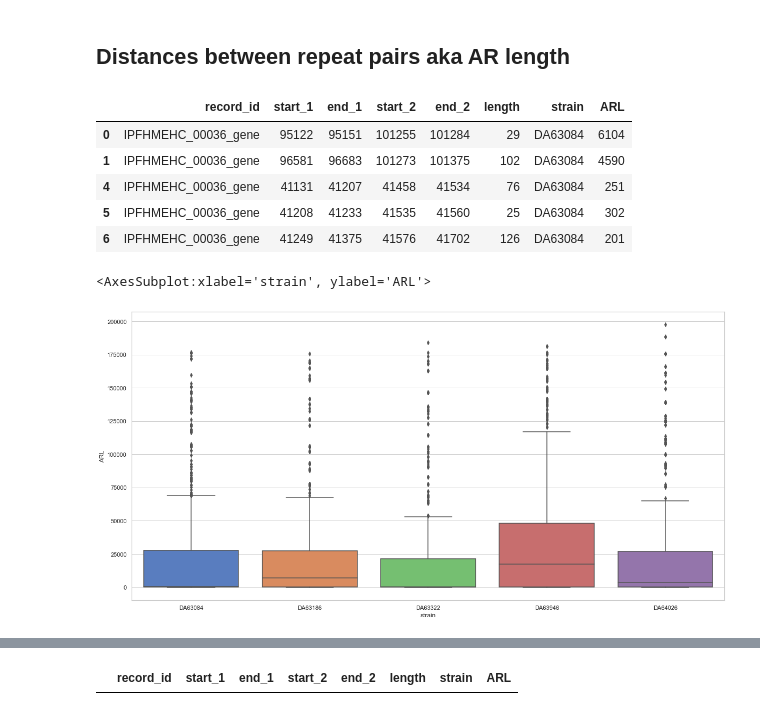
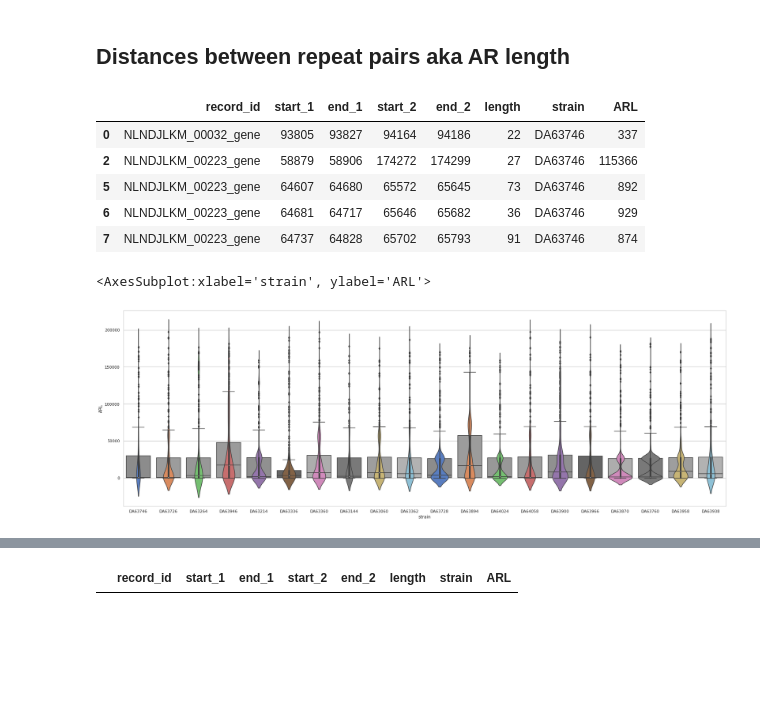
Before and after one commit to andrewgull/HeteroR, a Jupyter notebook: notebooks/repeats_summary.ipynb, the cells around one changed output, grey strips where cells are left out. Cells and saved outputs as stored; diff of their text form; code cells hidden in the pictures; blank space fills up the shorter version.

```diff
--- a/notebooks/repeats_summary.ipynb
+++ b/notebooks/repeats_summary.ipynb
@@ -288,8 +280,9 @@ Inputs on Mac
 # %%
 # strains = ["DA63084", "DA63186", "DA63322", "DA63946", "DA64026"]
-with open("/Users/andgu885/GoogleDrive/HeteroR/tests/repeat_quantification/strains_w_direct_repeats.txt") as f:
+with open("/home/andrei/Data/HeteroR/resources/strain_lists/strains_w_direct_repeats.txt") as f:
     strains = [line.rstrip() for line in f.readlines()]
 
-main_path = "/Users/andgu885/GoogleDrive/HeteroR/tests/repeat_quantification/%s/perfect.spacer.id"
+# main_path = "/Users/andgu885/GoogleDrive/HeteroR/tests/repeat_quantification/%s/perfect.spacer.id"
+main_path = "/home/andrei/Data/HeteroR/results/direct_repeats/%s/repeats_no_mismatch/perfect.spacer.id"
 len(strains)
 # %% [output]
@@ -337,7 +321,7 @@ There is no repeated rows (i.e. pair of coordinates) and nothing shorter than `m
 # %%
 # cd "/home/andrei/Data/HeteroR"
 df_lst = list()
-for strain in strains:
+for strain in sample_strains:
     file_path = main_path %strain
     df = make_repeat_df(input_grf=file_path, min_len=20)
     df["strain"] = strain
@@ -465,17 +489,19 @@ repeat_df["ARL"] = repeat_df.start_2 - repeat_df.end_1
 repeat_df.head()
 # %% [output]
 |  | record_id | start_1 | end_1 | start_2 | end_2 | length | strain | ARL |
-| 0 | IPFHMEHC_00036_gene | 95122 | 95151 | 101255 | 101284 | 29 | DA63084 | 6104 |
-| 1 | IPFHMEHC_00036_gene | 96581 | 96683 | 101273 | 101375 | 102 | DA63084 | 4590 |
-| 4 | IPFHMEHC_00036_gene | 41131 | 41207 | 41458 | 41534 | 76 | DA63084 | 251 |
-| 5 | IPFHMEHC_00036_gene | 41208 | 41233 | 41535 | 41560 | 25 | DA63084 | 302 |
-| 6 | IPFHMEHC_00036_gene | 41249 | 41375 | 41576 | 41702 | 126 | DA63084 | 201 |
+| 0 | NLNDJLKM_00032_gene | 93805 | 93827 | 94164 | 94186 | 22 | DA63746 | 337 |
+| 2 | NLNDJLKM_00223_gene | 58879 | 58906 | 174272 | 174299 | 27 | DA63746 | 115366 |
+| 5 | NLNDJLKM_00223_gene | 64607 | 64680 | 65572 | 65645 | 73 | DA63746 | 892 |
+| 6 | NLNDJLKM_00223_gene | 64681 | 64717 | 65646 | 65682 | 36 | DA63746 | 929 |
+| 7 | NLNDJLKM_00223_gene | 64737 | 64828 | 65702 | 65793 | 91 | DA63746 | 874 |
 # %%
 import matplotlib.pyplot as plt
-plt.rcParams["figure.figsize"]=20,10
+plt.rcParams["figure.figsize"]=30,10
+sns.set_theme(style="whitegrid")
 
 #repeat_df.boxplot(column="ARL", by="strain")
-sns.boxplot(x="strain", y="ARL", data=repeat_df, palette="muted")
+sns.boxplot(x="strain", y="ARL", data=repeat_df, palette="muted", saturation=0.0)
+sns.violinplot(x="strain", y="ARL", data=repeat_df, palette="muted", scale="count")
 # %% [output]
 <AxesSubplot:xlabel='strain', ylabel='ARL'>
-[figure, old version]
+[figure, new version]
```
Also changed, not shown: parts of 40 cells of this notebook.
